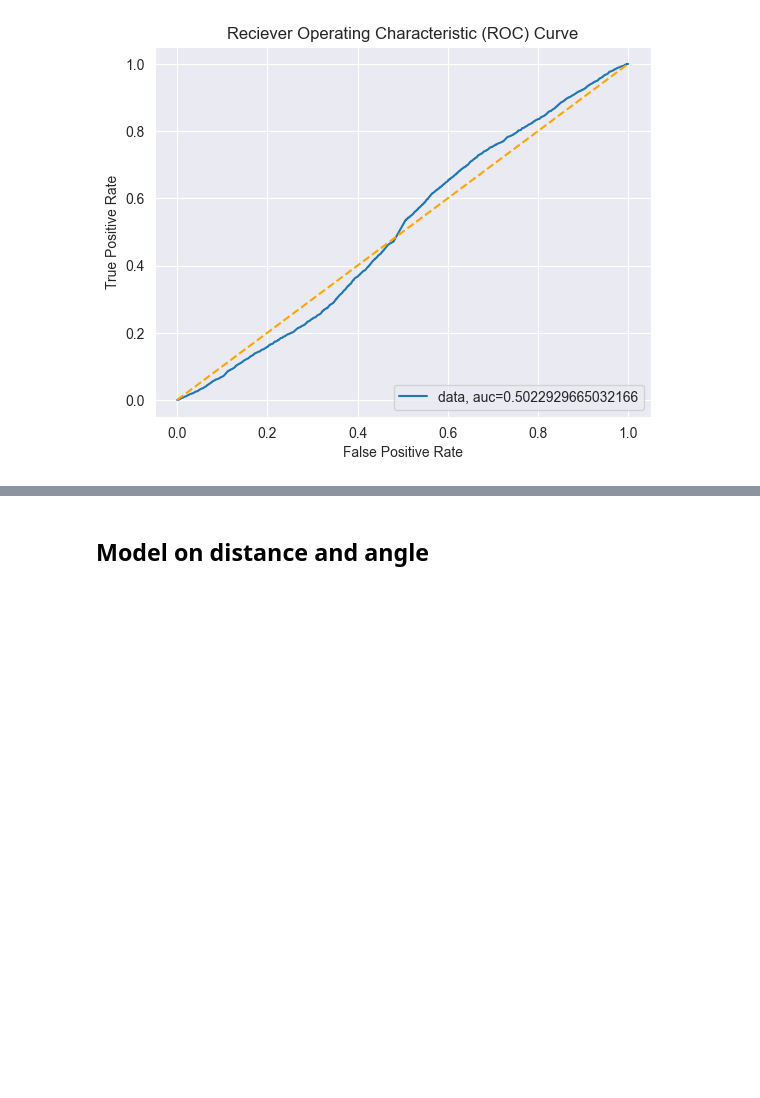
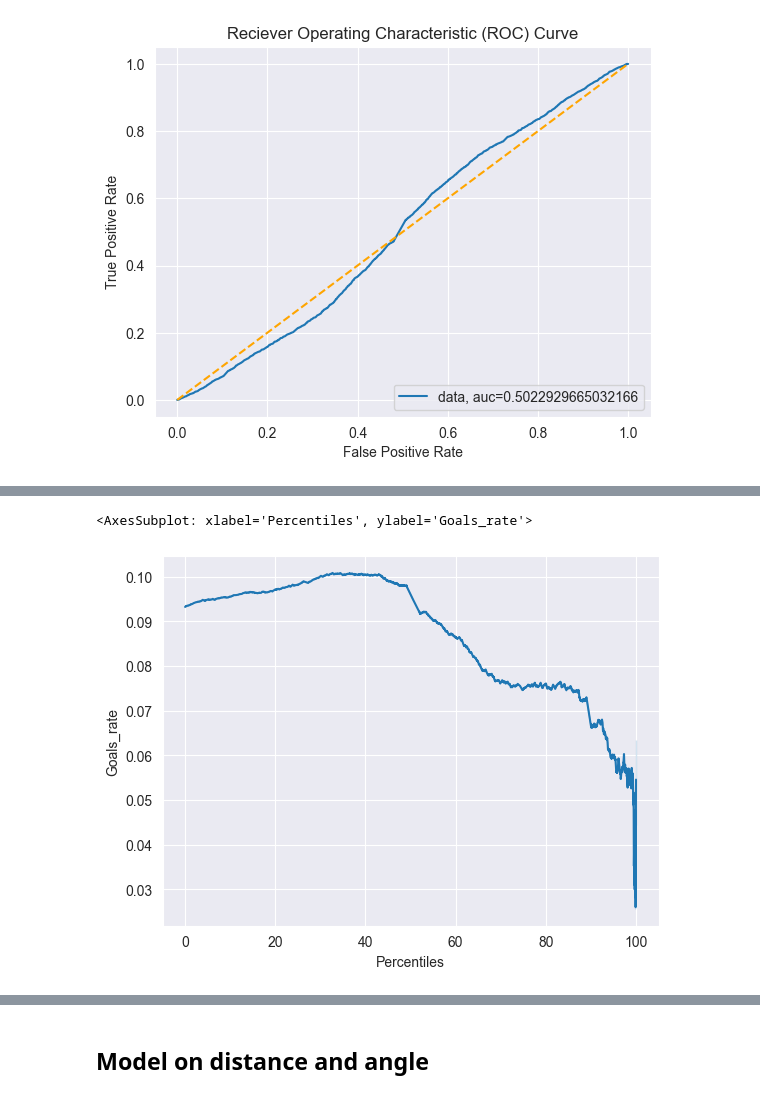
Before and after one commit to nassimwalha/IFT-6758, a Jupyter notebook: notebooks/Baseline Models.ipynb, the cells around one changed output, grey strips where cells are left out. Drawn from its saved outputs; the diff is of its cells as text; code cells hidden in the pictures; blank space fills up the shorter version.

```diff
--- a/notebooks/Baseline Models.ipynb
+++ b/notebooks/Baseline Models.ipynb
@@ -387,3 +443,28 @@ plt.legend(loc=4)
 plt.show()
 # %% [output]
 [figure]
+# %%
+Dict_proba_angle = {'Goal_Proba': model_angle.predict_proba(X_angle_test)[:,1]}
+Dict_proba_angle
+df_proba_angle = pd.DataFrame(Dict_proba_angle)
+df_proba_angle
+
+df_proba_angle['Percentiles'] = df_proba_angle.apply(lambda x: percentileofscore(df_proba_angle['Goal_Proba'],x))
+df_proba_angle
+
+df_proba_angle['Goals'] = y_angle_test
+df_proba_angle_sorted = df_proba_angle.sort_values(by='Percentiles', ascending = False)
+df_proba_angle_sorted
+
+df_proba_angle_sorted['Goals_Cum'] = df_proba_angle_sorted['Goals'].cumsum()
+df_proba_angle_sorted
+
+df_proba_angle_sorted.reset_index(drop = True, inplace=True)
+df_proba_angle_sorted['Event_count_cum'] = df_proba_angle_sorted.index+1
+df_proba_angle_sorted
+
+
+df_proba_angle_sorted = df_proba_angle_sorted.assign(Goals_rate = lambda x: x['Goals_Cum']/x['Event_count_cum'])
+
+df_proba_angle_sorted['Goals_Cum_Portion'] = df_proba_angle_sorted['Goals_Cum']/max(df_proba_angle_sorted['Goals_Cum'])
+df_proba_angle_sorted
@@ -389,0 +485,5 @@ plt.show()
+# %%
+sns.lineplot(df_proba_angle_sorted, x='Percentiles', y= 'Goals_rate')
+# %% [output]
+<AxesSubplot: xlabel='Percentiles', ylabel='Goals_rate'>
+[figure, added]
```
Also changed, not shown: parts of 13 cells of this notebook.
